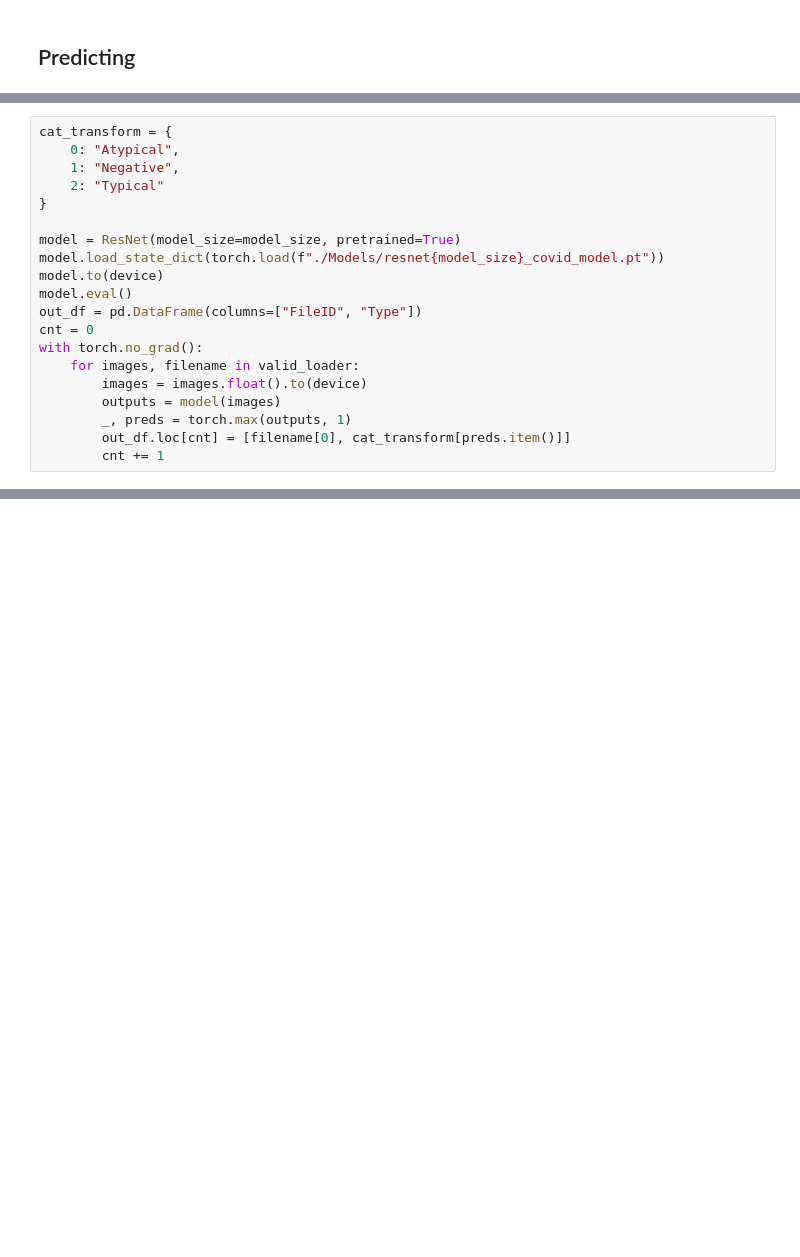
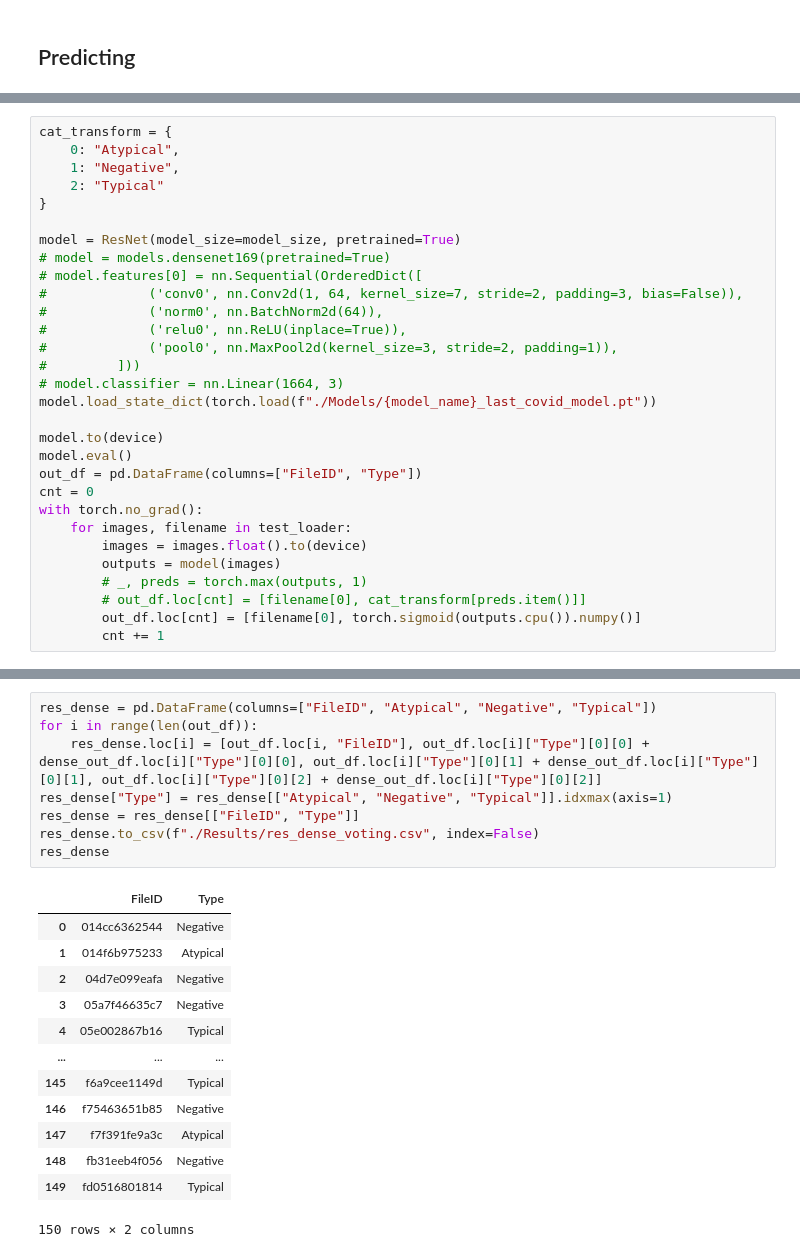
Before and after one commit to blacksnail789521/2021_NYCU_Digital_Medicine, a Jupyter notebook: case2/main.ipynb, the cells around one changed output, grey strips where cells are left out. Saved outputs shown, nothing was run; the diff lists cells and outputs as text; blank space fills up the shorter version.

```diff
--- a/case2/main.ipynb
+++ b/case2/main.ipynb
@@ -123,17 +156,27 @@ cat_transform = {
 }
 
 model = ResNet(model_size=model_size, pretrained=True)
-model.load_state_dict(torch.load(f"./Models/resnet{model_size}_covid_model.pt"))
+# model = models.densenet169(pretrained=True)
+# model.features[0] = nn.Sequential(OrderedDict([
+#             ('conv0', nn.Conv2d(1, 64, kernel_size=7, stride=2, padding=3, bias=False)),
+#             ('norm0', nn.BatchNorm2d(64)),
+#             ('relu0', nn.ReLU(inplace=True)),
+#             ('pool0', nn.MaxPool2d(kernel_size=3, stride=2, padding=1)),
+#         ]))
+# model.classifier = nn.Linear(1664, 3)
+model.load_state_dict(torch.load(f"./Models/{model_name}_last_covid_model.pt"))
+
 model.to(device)
 model.eval()
 out_df = pd.DataFrame(columns=["FileID", "Type"])
 cnt = 0
 with torch.no_grad():
-    for images, filename in valid_loader:
+    for images, filename in test_loader:
         images = images.float().to(device)
         outputs = model(images)
-        _, preds = torch.max(outputs, 1)
-        out_df.loc[cnt] = [filename[0], cat_transform[preds.item()]]
+        # _, preds = torch.max(outputs, 1)
+        # out_df.loc[cnt] = [filename[0], cat_transform[preds.item()]]
+        out_df.loc[cnt] = [filename[0], torch.sigmoid(outputs.cpu()).numpy()]
         cnt += 1
 # %%
 out_df.sort_values(by="FileID", inplace=True)
@@ -140,0 +259,22 @@ out_df.to_csv(f"./Results/resnet{model_size}_covid_model.csv", index=False)
+# %%
+res_dense = pd.DataFrame(columns=["FileID", "Atypical", "Negative", "Typical"])
+for i in range(len(out_df)):
+    res_dense.loc[i] = [out_df.loc[i, "FileID"], out_df.loc[i]["Type"][0][0] + dense_out_df.loc[i]["Type"][0][0], out_df.loc[i]["Type"][0][1] + dense_out_df.loc[i]["Type"][0][1], out_df.loc[i]["Type"][0][2] + dense_out_df.loc[i]["Type"][0][2]]
+res_dense["Type"] = res_dense[["Atypical", "Negative", "Typical"]].idxmax(axis=1)
+res_dense = res_dense[["FileID", "Type"]]
+res_dense.to_csv(f"./Results/res_dense_voting.csv", index=False)
+res_dense
+# %% [output]
+|  | FileID | Type |
+| 0 | 014cc6362544 | Negative |
+| 1 | 014f6b975233 | Atypical |
+| 2 | 04d7e099eafa | Negative |
+| 3 | 05a7f46635c7 | Negative |
+| 4 | 05e002867b16 | Typical |
+| ... | ... | ... |
+| 145 | f6a9cee1149d | Typical |
+| 146 | f75463651b85 | Negative |
+| 147 | f7f391fe9a3c | Atypical |
+| 148 | fb31eeb4f056 | Negative |
+| 149 | fd0516801814 | Typical |
+150 rows × 2 columns
```
Also changed, not shown: parts of 12 cells of this notebook, 1 other file.
